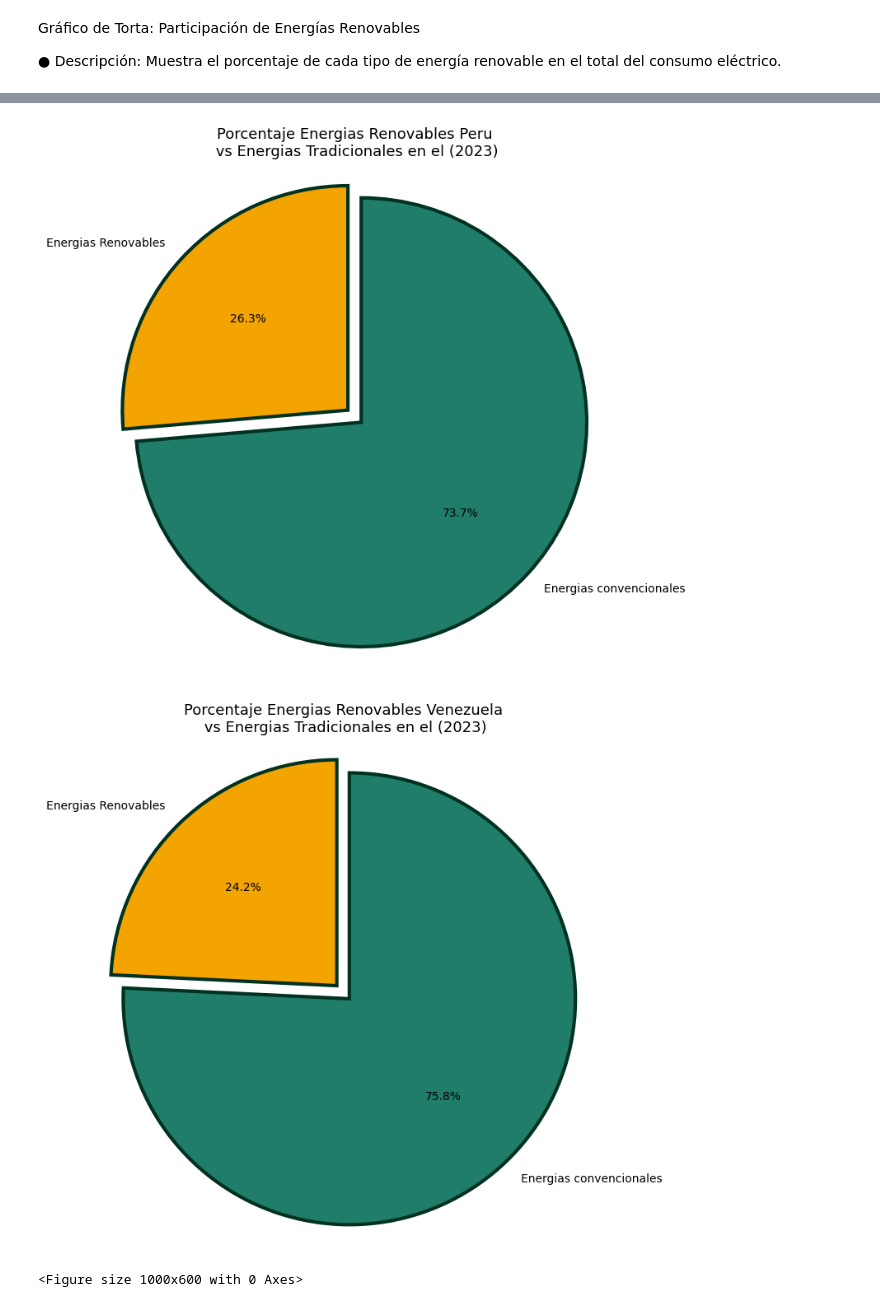
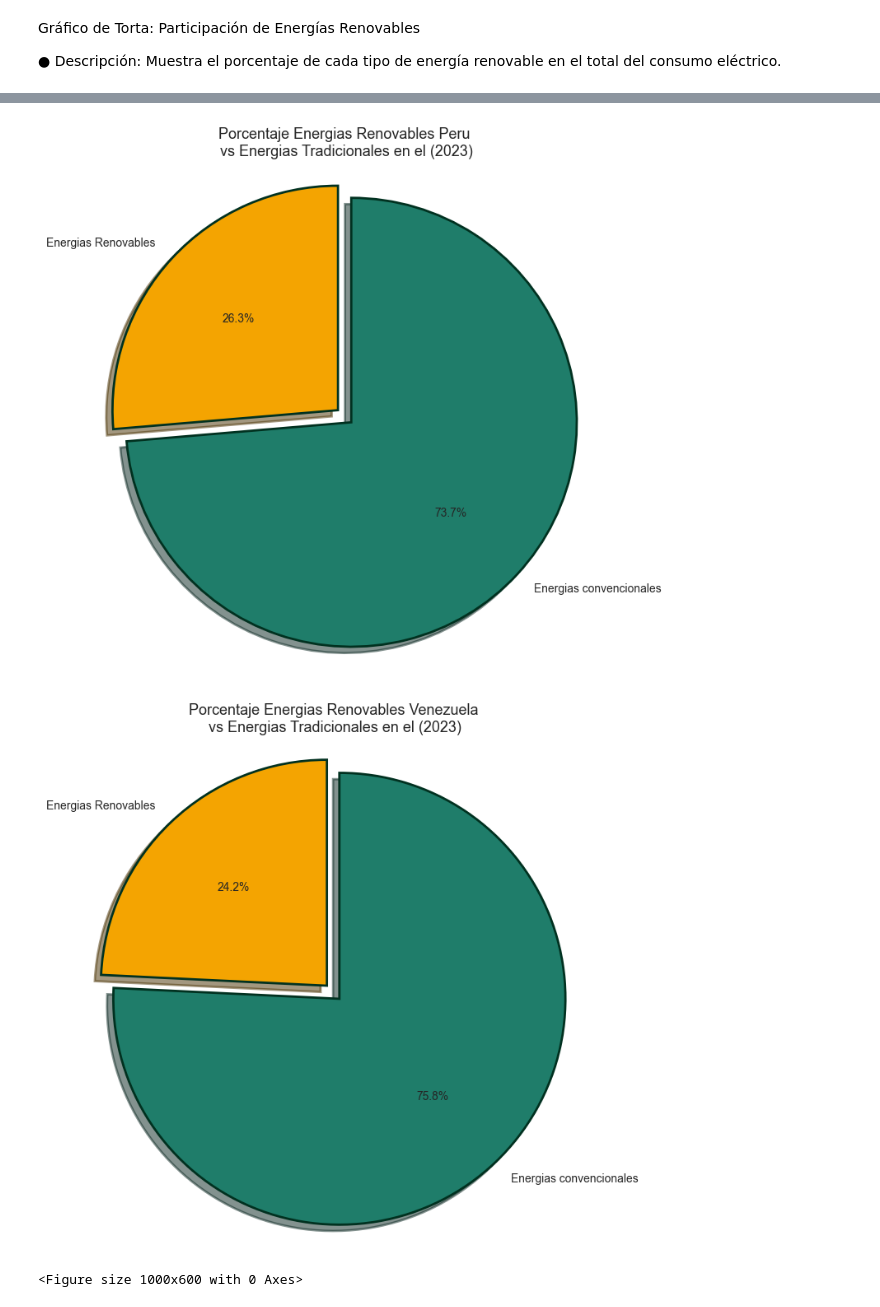
Before and after one commit to Aisengar/Energias_-renovables-, a Jupyter notebook: src/core/graficos.ipynb, the cells around one changed output, grey strips where cells are left out. Cells and saved outputs as stored; diff of their text form; code cells hidden in the pictures.

```diff
--- a/src/core/graficos.ipynb
+++ b/src/core/graficos.ipynb
@@ -90,7 +90,7 @@ for AnalisisPaises in LATIN_AMERICAN_COUNTRIES:
     explode_torta = (0.08, 0)
 
     plt.figure(figsize=(8, 8))
-    plt.pie(valores_torta, explode=explode_torta, labels=etiquetas_torta, colors=colores_torta, autopct='%1.1f%%', startangle=90, wedgeprops={'linewidth': 3 , 'edgecolor': "#013120"})
+    plt.pie(valores_torta, explode=explode_torta, labels=etiquetas_torta, colors=colores_torta, autopct='%1.1f%%', shadow=True, startangle=90, wedgeprops={'linewidth': 2 , 'edgecolor': "#013120"})
     plt.title(f'Porcentaje Energias Renovables {AnalisisPaises}\n vs Energias Tradicionales en el ({año_analizado})', fontsize=13)
     plt.axis('equal')
     plt.show()
@@ -104,5 +104,5 @@ for AnalisisPaises in LATIN_AMERICAN_COUNTRIES:
-[figure, old version]
+[figure, new version]
-[figure, old version]
+[figure, new version]
 # %%
 Grupos = DataRenewProd.groupby('Entity')
 DatosEnergyCol = Grupos.get_group('Colombia').dropna()
```
Also changed, not shown: parts of 1 cell of this notebook, 2 other files.
